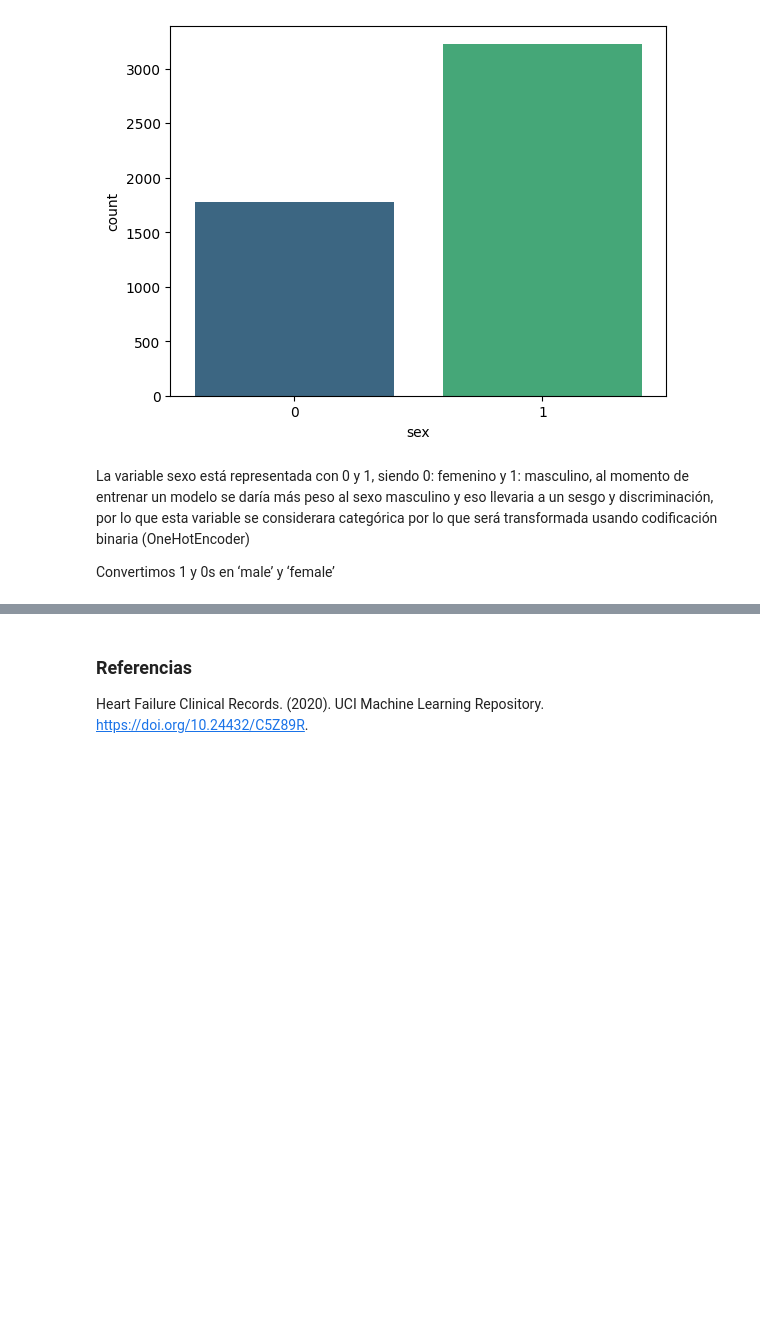
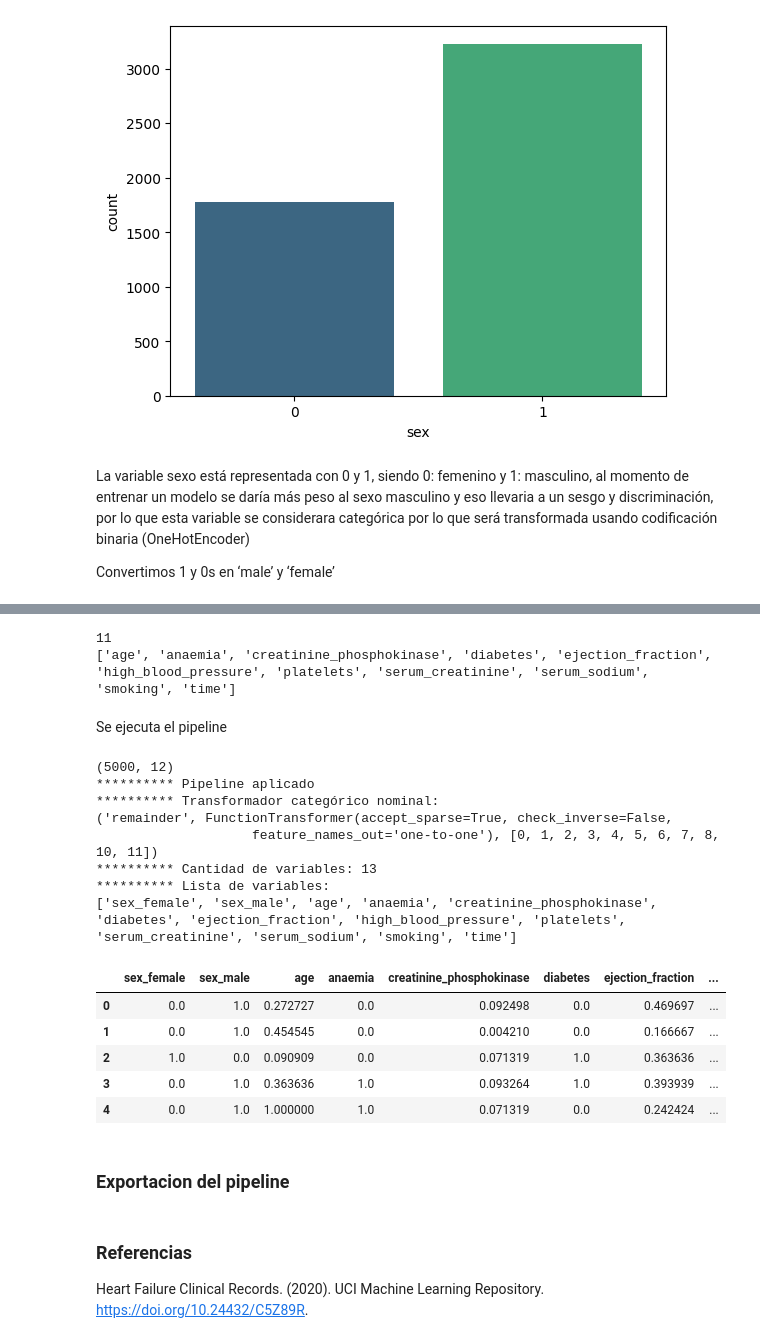
Before and after one commit to juandtap/ML_Random_Forest_SVM, a Jupyter notebook: ML_clasificacion_random_forest_svm_FASE1.ipynb, the cells around one changed output, grey strips where cells are left out. Cells and saved outputs as stored; diff of their text form; code cells hidden in the pictures; blank space fills up the shorter version.

```diff
--- a/ML_clasificacion_random_forest_svm_FASE1.ipynb
+++ b/ML_clasificacion_random_forest_svm_FASE1.ipynb
@@ -227,0 +267,10 @@ dataframe.head()
+# %%
+#2. Normalización y Scaling: Preprocesador de variables numéricas con transformación MinMaxScaler
+# descartando la variable de salida, y al reemplazar la variable sex por sex_male y sex_female se tiene un total de 13 variables
+total_variables = 13
+
+minmax_transformer = Pipeline(steps=[
+    ('minmax', MinMaxScaler(feature_range=(0, 1)))])
+preprocesorMinMax = ColumnTransformer(transformers =[
+    ('tranminmax', minmax_transformer, list(range(total_variables)))
+], remainder ='passthrough')
@@ -227,0 +281,6 @@ dataframe.head()
+# %%
+
+pipe = Pipeline(steps=[
+    ('prepcn', preprocesorCategorico),
+    ('prepminmax', preprocesorMinMax)
+])
@@ -227,0 +291,4 @@ dataframe.head()
+# %%
+Y = dataframe['Y']
+dataframe.drop(['Y'], axis=1, inplace=True)
+dataframe.head()
@@ -227,0 +302,52 @@ dataframe.head()
+# %%
+#columnas_numericas.remove('Y')
+print(len(columnas_numericas))
+print(columnas_numericas)
+# %% [output]
+11
+['age', 'anaemia', 'creatinine_phosphokinase', 'diabetes', 'ejection_fraction', 'high_blood_pressure', 'platelets', 'serum_creatinine', 'serum_sodium', 'smoking', 'time']
+# %% [markdown]
+Se ejecuta el pipeline
+# %%
+#Se ejecuta el pipeline
+dataframeTransformado=copy.deepcopy(dataframe)
+print(dataframeTransformado.shape)
+X_Transformado = pipe.fit_transform(dataframeTransformado)
+print('********** Pipeline aplicado')
+print('********** Transformador categórico nominal:')
+print(pipe.named_steps['prepcn'].transformers_[1])
+#Formación de dataframe transformado
+cnamesDataset1=[]
+if len(columnas_categoricas)!=0:
+    #nos ubicamos primeramente en el paso "prepcn"
+    #luego, en el transformador "catnom" que está en [1] y luego en "onehot", por eso [1][1]
+    cnamesDataset2 = pipe.named_steps['prepcn'].named_transformers_['catnom'].named_steps['onehot'].get_feature_names_out(columnas_categoricas)
+    cnamesDataset1.extend(cnamesDataset2)
+cnamesDataset3 = columnas_numericas
+cnamesDataset1.extend(cnamesDataset3)
+print('********** Cantidad de variables:', len(cnamesDataset1))
+print('********** Lista de variables:')
+print(cnamesDataset1)
+dataframeTransformado = pd.DataFrame(data=X_Transformado,columns=cnamesDataset1)
+#Se agrega la variable de salida (etiquetas) al final
+dataframeTransformado = pd.concat([dataframeTransformado, Y], axis = 1)
+#Guardar el dataset con etiquetas como csv
+dataframeTransformado.to_csv("dataset/dataset_transformed_heart_failure.csv", sep=",",index = False)
+dataframeTransformado.head()
+# %% [output]
+(5000, 12)
+********** Pipeline aplicado
+********** Transformador categórico nominal:
+('remainder', FunctionTransformer(accept_sparse=True, check_inverse=False,
+                    feature_names_out='one-to-one'), [0, 1, 2, 3, 4, 5, 6, 7, 8, 10, 11])
+********** Cantidad de variables: 13
+********** Lista de variables:
+['sex_female', 'sex_male', 'age', 'anaemia', 'creatinine_phosphokinase', 'diabetes', 'ejection_fraction', 'high_blood_pressure', 'platelets', 'serum_creatinine', 'serum_sodium', 'smoking', 'time']
+|  | sex_female | sex_male | age | anaemia | creatinine_phosphokinase | diabetes | ejection_fraction | ... |
+| 0 | 0.0 | 1.0 | 0.272727 | 0.0 | 0.092498 | 0.0 | 0.469697 | ... |
+| 1 | 0.0 | 1.0 | 0.454545 | 0.0 | 0.004210 | 0.0 | 0.166667 | ... |
+| 2 | 1.0 | 0.0 | 0.090909 | 0.0 | 0.071319 | 1.0 | 0.363636 | ... |
+| 3 | 0.0 | 1.0 | 0.363636 | 1.0 | 0.093264 | 1.0 | 0.393939 | ... |
+| 4 | 0.0 | 1.0 | 1.000000 | 1.0 | 0.071319 | 0.0 | 0.242424 | ... |
+# %% [markdown]
+### Exportacion del pipeline
```
Also changed, not shown: parts of 12 cells of this notebook, 2 other files.
